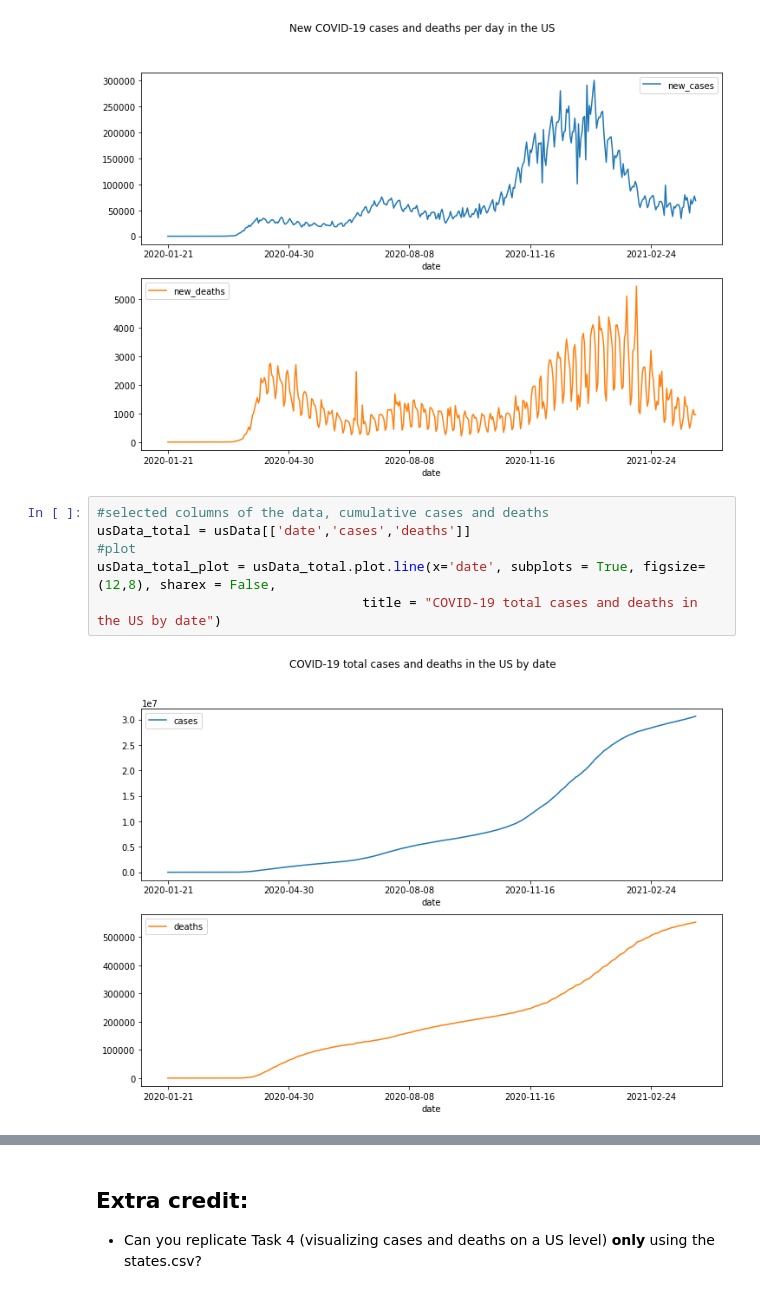
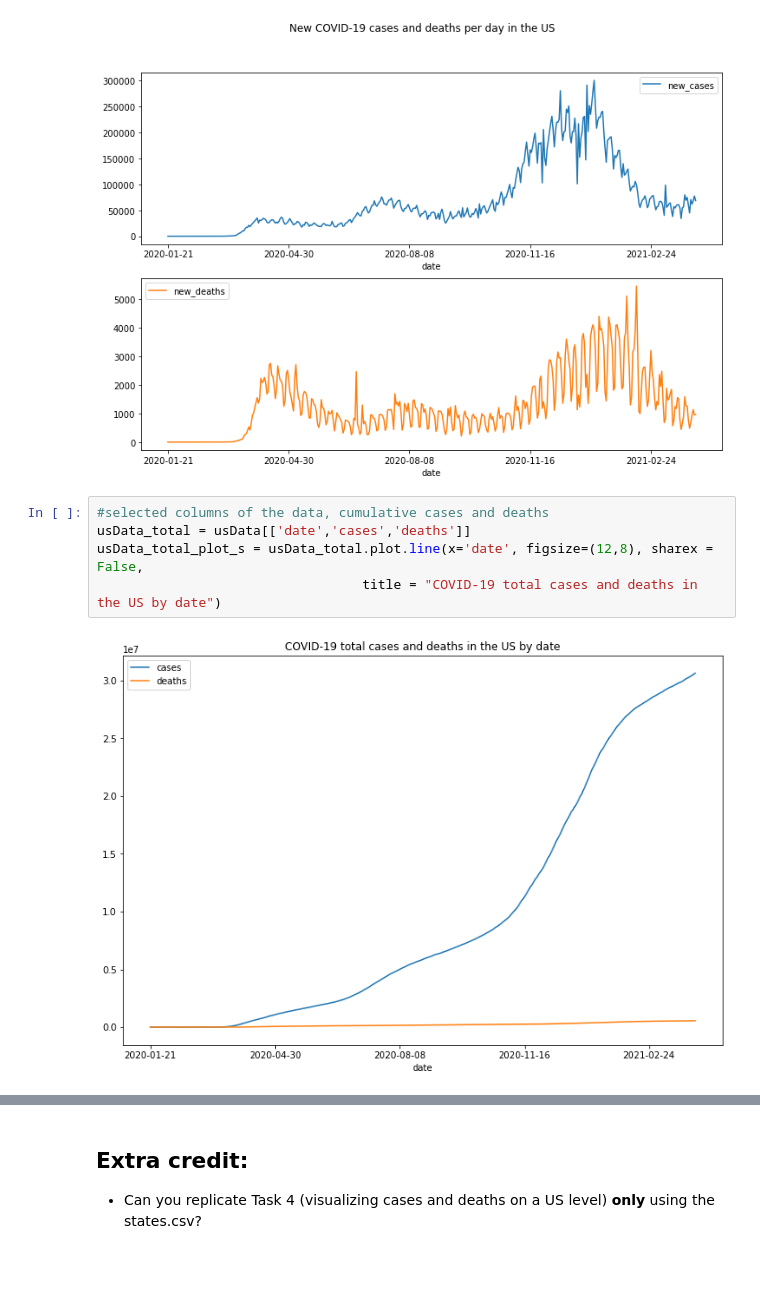
Before and after one commit to jingjingge/computing4sue, a Jupyter notebook: class_8/class_8.ipynb, the cells around one changed output, grey strips where cells are left out. Saved outputs shown, nothing was run; the diff lists cells and outputs as text; blank space fills up the shorter version.

```diff
--- a/class_8/class_8.ipynb
+++ b/class_8/class_8.ipynb
@@ -815,8 +815,7 @@ usData_plot = usData_new.plot.line(x='date', subplots = True, figsize=(12,8), sh
 # %%
 #selected columns of the data, cumulative cases and deaths
 usData_total = usData[['date','cases','deaths']]
-#plot
-usData_total_plot = usData_total.plot.line(x='date', subplots = True, figsize=(12,8), sharex = False,
+usData_total_plot_s = usData_total.plot.line(x='date', figsize=(12,8), sharex = False,
                                   title = "COVID-19 total cases and deaths in the US by date")
 # %% [output]
-[figure, old version]
+[figure, new version]
```
Also changed, not shown: parts of 3 cells of this notebook, 1 other file.
